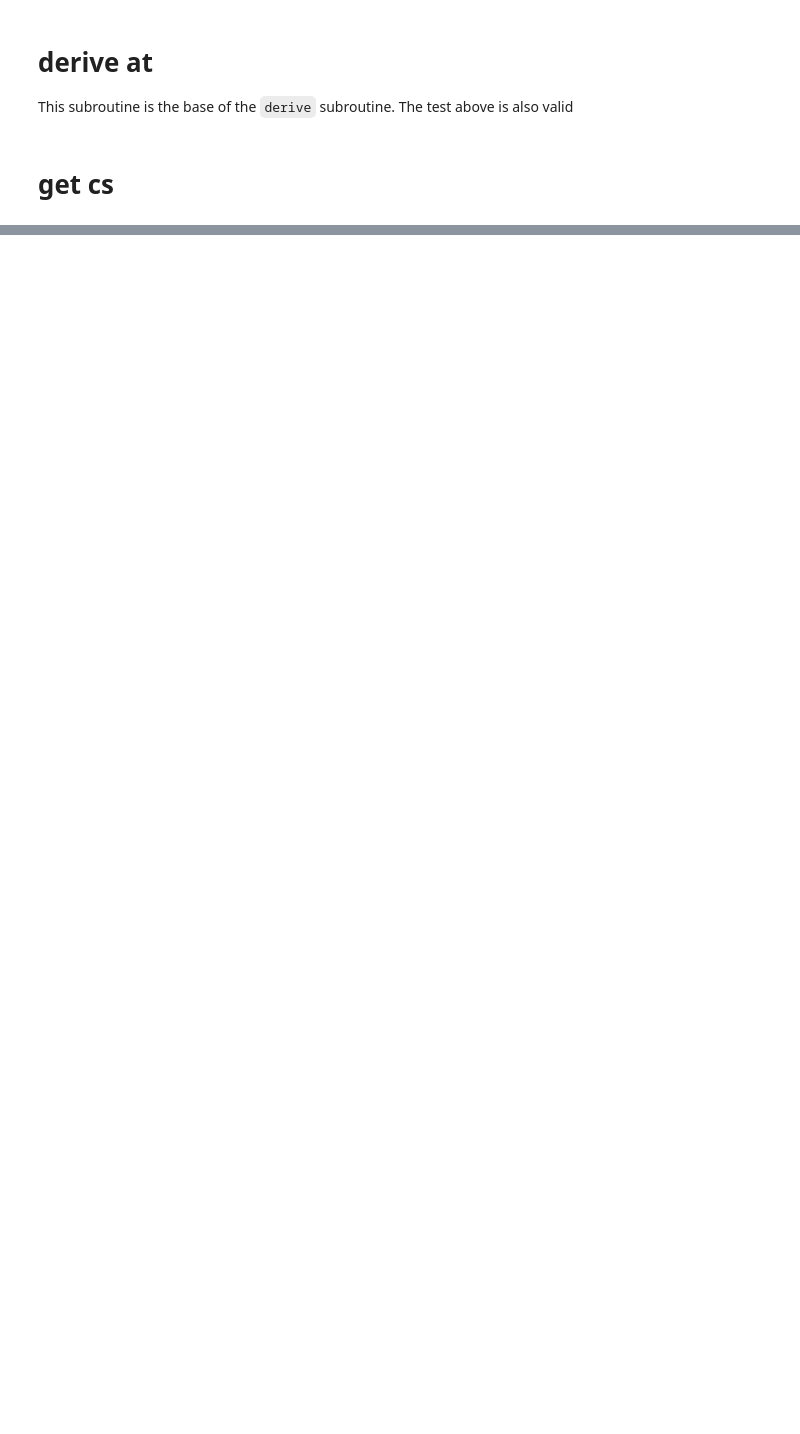
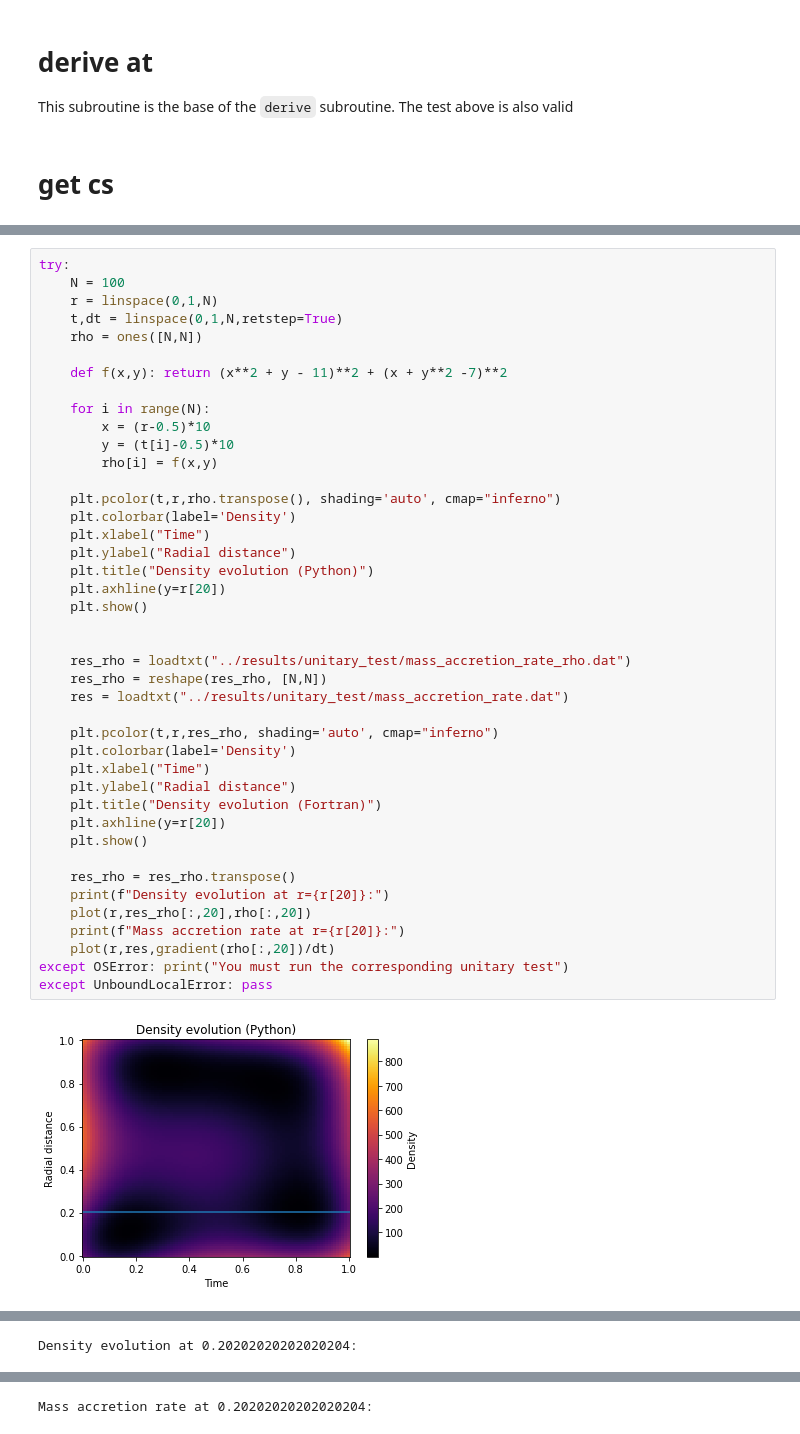
Before and after one commit to LeiRoF/M1-Evolution_of_Prestellar_Core, a Jupyter notebook: docs/tests.ipynb, the cells around one changed output, grey strips where cells are left out. Drawn from its saved outputs; the diff is of its cells as text; blank space fills up the shorter version.

```diff
--- a/docs/tests.ipynb
+++ b/docs/tests.ipynb
@@ -79,0 +129,44 @@ Code result: 24281.692454053926
+# %%
+try:
+    N = 100
+    r = linspace(0,1,N)
+    t,dt = linspace(0,1,N,retstep=True)
+    rho = ones([N,N])
+
+    def f(x,y): return (x**2 + y - 11)**2 + (x + y**2 -7)**2
+
+    for i in range(N):
+        x = (r-0.5)*10
+        y = (t[i]-0.5)*10
+        rho[i] = f(x,y)
+
+    plt.pcolor(t,r,rho.transpose(), shading='auto', cmap="inferno")
+    plt.colorbar(label='Density')
+    plt.xlabel("Time")
+    plt.ylabel("Radial distance")
+    plt.title("Density evolution (Python)")
+    plt.axhline(y=r[20])
+    plt.show()
+
+
+    res_rho = loadtxt("../results/unitary_test/mass_accretion_rate_rho.dat")
+    res_rho = reshape(res_rho, [N,N])
+    res = loadtxt("../results/unitary_test/mass_accretion_rate.dat")
+
+    plt.pcolor(t,r,res_rho, shading='auto', cmap="inferno")
+    plt.colorbar(label='Density')
+    plt.xlabel("Time")
+    plt.ylabel("Radial distance")
+    plt.title("Density evolution (Fortran)")
+    plt.axhline(y=r[20])
+    plt.show()
+
+    res_rho = res_rho.transpose()
+    print(f"Density evolution at r={r[20]}:")
+    plot(r,res_rho[:,20],rho[:,20])
+    print(f"Mass accretion rate at r={r[20]}:")
+    plot(r,res,gradient(rho[:,20])/dt)
+except OSError: print("You must run the corresponding unitary test")
+except UnboundLocalError: pass
+# %% [output]
+[figure, added]
@@ -79,0 +174 @@ Code result: 24281.692454053926
+Density evolution at 0.20202020202020204:
@@ -79,0 +176 @@ Code result: 24281.692454053926
+Mass accretion rate at 0.20202020202020204:
```
Also changed, not shown: parts of 14 cells of this notebook, 3 other files.
